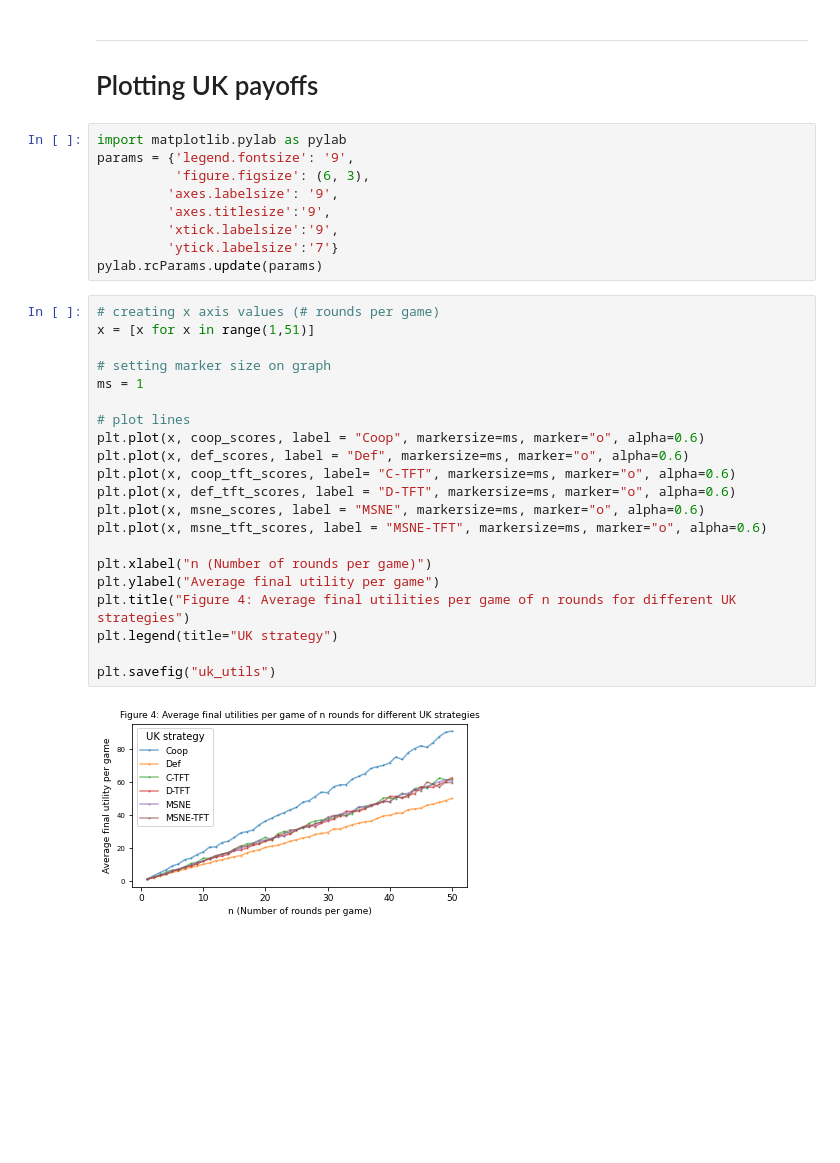
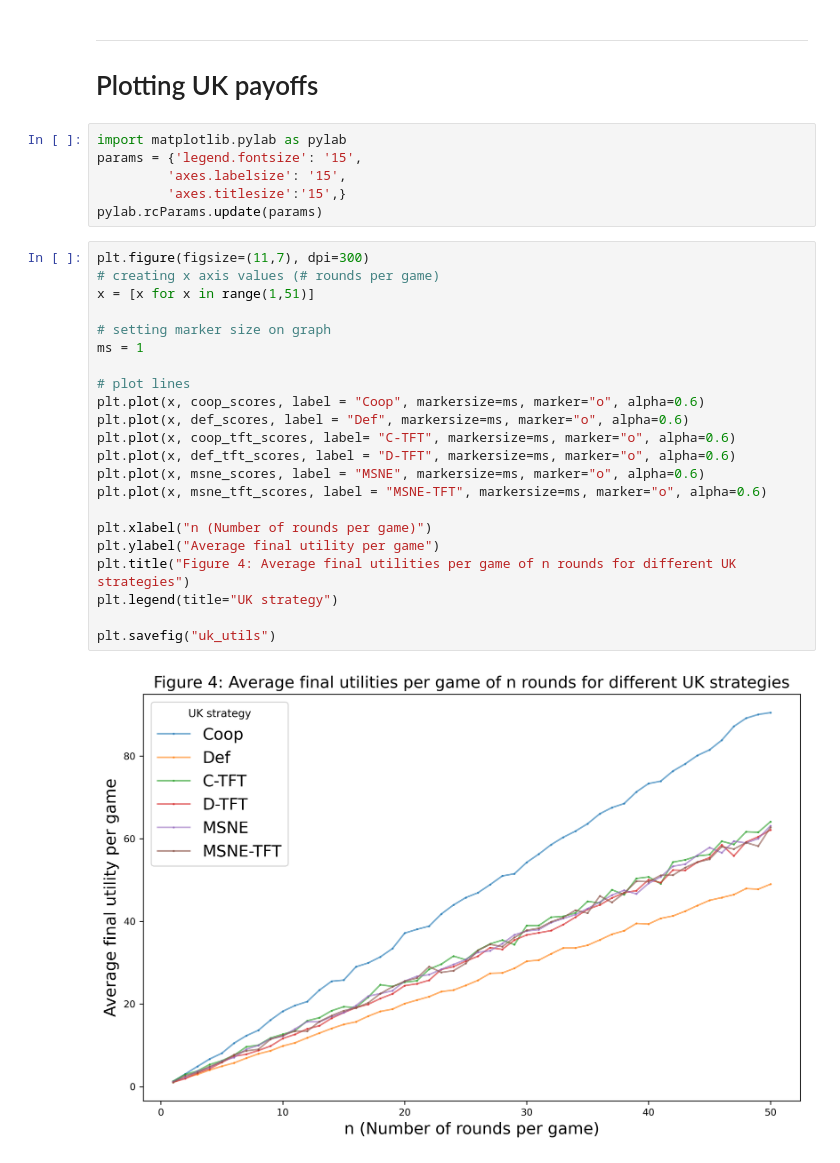
Before and after one commit to joyjixu/game_theory, a Jupyter notebook: game_theory_assignment_1.ipynb, the cells around one changed output. Saved outputs shown, nothing was run; the diff lists cells and outputs as text; blank space fills up the shorter version.

```diff
--- a/game_theory_assignment_1.ipynb
+++ b/game_theory_assignment_1.ipynb
@@ -559,33 +559,31 @@ UK, China average score for 50 rounds:  90.91 , 70.29
 # Plotting UK payoffs
 # %%
 import matplotlib.pylab as pylab
-params = {'legend.fontsize': '9',
-          'figure.figsize': (6, 3),
-         'axes.labelsize': '9',
-         'axes.titlesize':'9',
-         'xtick.labelsize':'9',
-         'ytick.labelsize':'7'}
+params = {'legend.fontsize': '15',
+         'axes.labelsize': '15',
+         'axes.titlesize':'15',}
 pylab.rcParams.update(params)
 # %%
+plt.figure(figsize=(11,7), dpi=300)
 # creating x axis values (# rounds per game)
 x = [x for x in range(1,51)]
 
 # setting marker size on graph
 ms = 1
 
 # plot lines
 plt.plot(x, coop_scores, label = "Coop", markersize=ms, marker="o", alpha=0.6)
 plt.plot(x, def_scores, label = "Def", markersize=ms, marker="o", alpha=0.6)
 plt.plot(x, coop_tft_scores, label= "C-TFT", markersize=ms, marker="o", alpha=0.6)
 plt.plot(x, def_tft_scores, label = "D-TFT", markersize=ms, marker="o", alpha=0.6)
 plt.plot(x, msne_scores, label = "MSNE", markersize=ms, marker="o", alpha=0.6)
 plt.plot(x, msne_tft_scores, label = "MSNE-TFT", markersize=ms, marker="o", alpha=0.6)
 
 plt.xlabel("n (Number of rounds per game)")
 plt.ylabel("Average final utility per game")
 plt.title("Figure 4: Average final utilities per game of n rounds for different UK strategies")
 plt.legend(title="UK strategy")
 
 plt.savefig("uk_utils")
 # %% [output]
-[figure, old version]
+[figure, new version]
```
Also changed, not shown: parts of 14 cells of this notebook.
